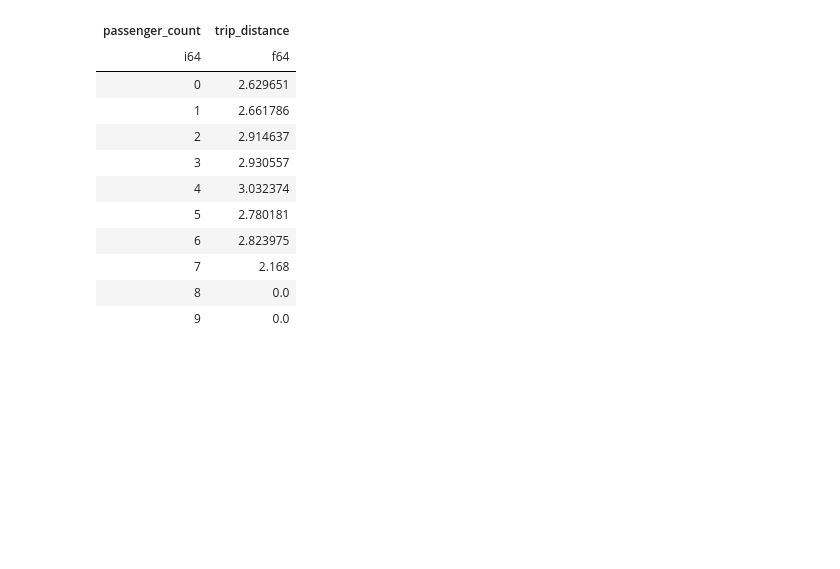
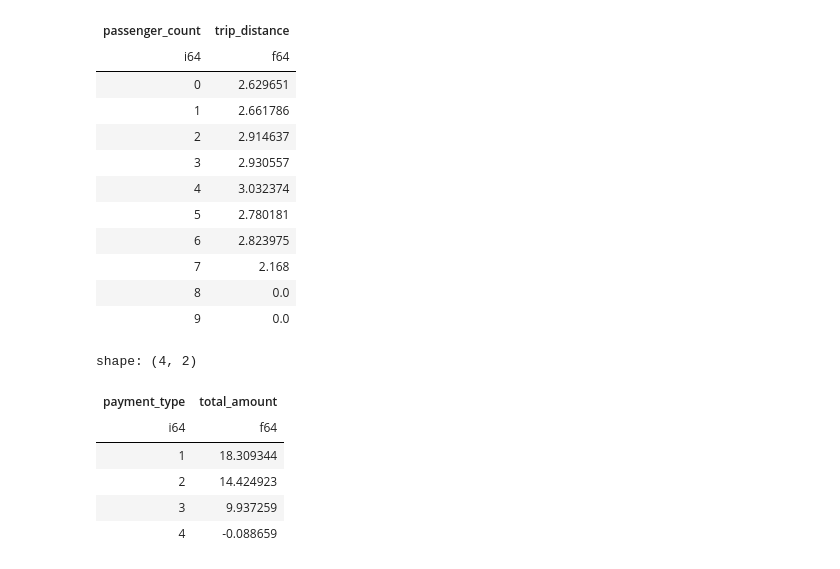
Before and after one commit to opagani/2024-08Aug-25-polars, a Jupyter notebook: LernerPython - 2024-08Aug-25-polars.ipynb, the cells around one changed output. Cells and saved outputs as stored; diff of their text form; code cells hidden in the pictures; blank space fills up the shorter version.

```diff
--- a/LernerPython - 2024-08Aug-25-polars.ipynb
+++ b/LernerPython - 2024-08Aug-25-polars.ipynb
@@ -1230,3 +1230,22 @@ shape: (10, 2)
 | 7 | 2.168 |
 | 8 | 0.0 |
 | 9 | 0.0 |
+# %%
+# Show the mean total_amount for every value of payment_type.
+
+(
+    df
+    .filter(
+        ~pl.col('payment_type').is_null()
+    )
+    .group_by('payment_type').agg(pl.mean('total_amount'))
+    .sort('payment_type')
+)
+# %% [output]
+shape: (4, 2)
+| payment_type | total_amount |
+| i64 | f64 |
+| 1 | 18.309344 |
+| 2 | 14.424923 |
+| 3 | 9.937259 |
+| 4 | -0.088659 |
```
Also changed, not shown: parts of 2 cells of this notebook.
